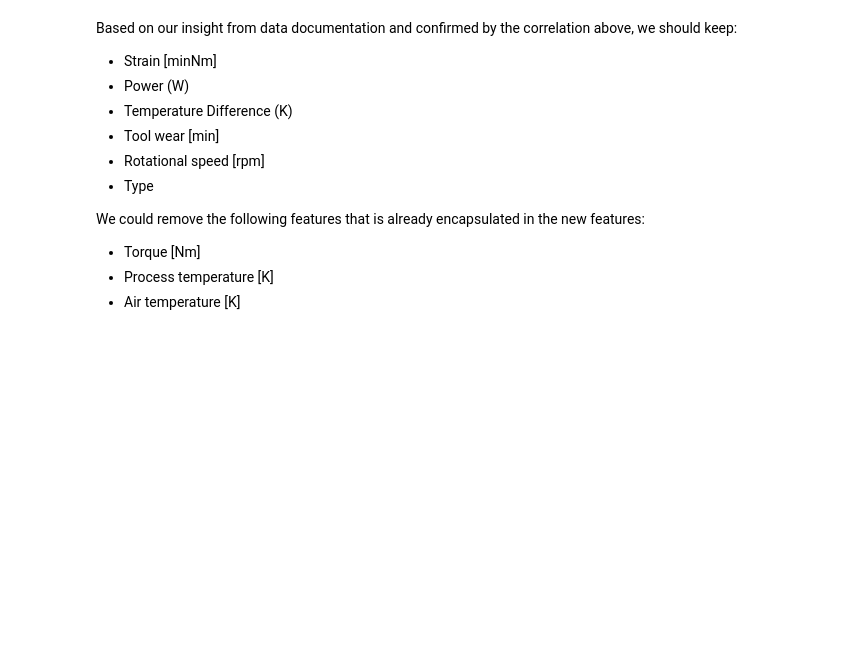
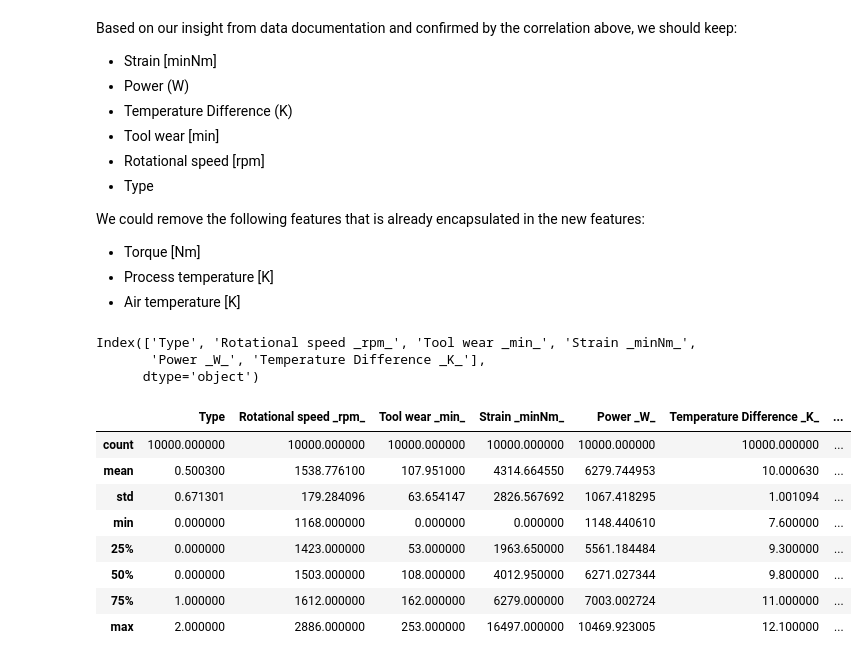
Before and after one commit to raymondsamalo/ITI113-Machine-Learning-Operations-Project, a Jupyter notebook: AI4I-2020/1.1_Preprocessing.ipynb, the cells around one changed output. Saved outputs shown, nothing was run; the diff lists cells and outputs as text; code cells hidden in the pictures; blank space fills up the shorter version.

```diff
--- a/AI4I-2020/1.1_Preprocessing.ipynb
+++ b/AI4I-2020/1.1_Preprocessing.ipynb
@@ -462 +462,20 @@ X_train_simplified.to_csv('X_train_reduced.csv', index=False)
 X_oversample_train_simplified.to_csv('X_oversample_train_reduced.csv', index=False)
+# %%
+X_train_reduced.columns
+# %% [output]
+Index(['Type', 'Rotational speed _rpm_', 'Tool wear _min_', 'Strain _minNm_',
+       'Power _W_', 'Temperature Difference _K_'],
+      dtype='object')
+# %%
+df[['Type', 'Rotational speed _rpm_', 'Tool wear _min_', 'Strain _minNm_',
+       'Power _W_', 'Temperature Difference _K_','Torque _Nm_', 'Process temperature _K_', 'Air temperature _K_']].describe()
+# %% [output]
+|  | Type | Rotational speed _rpm_ | Tool wear _min_ | Strain _minNm_ | Power _W_ | Temperature Difference _K_ | ... |
+| count | 10000.000000 | 10000.000000 | 10000.000000 | 10000.000000 | 10000.000000 | 10000.000000 | ... |
+| mean | 0.500300 | 1538.776100 | 107.951000 | 4314.664550 | 6279.744953 | 10.000630 | ... |
+| std | 0.671301 | 179.284096 | 63.654147 | 2826.567692 | 1067.418295 | 1.001094 | ... |
+| min | 0.000000 | 1168.000000 | 0.000000 | 0.000000 | 1148.440610 | 7.600000 | ... |
+| 25% | 0.000000 | 1423.000000 | 53.000000 | 1963.650000 | 5561.184484 | 9.300000 | ... |
+| 50% | 0.000000 | 1503.000000 | 108.000000 | 4012.950000 | 6271.027344 | 9.800000 | ... |
+| 75% | 1.000000 | 1612.000000 | 162.000000 | 6279.000000 | 7003.002724 | 11.000000 | ... |
+| max | 2.000000 | 2886.000000 | 253.000000 | 16497.000000 | 10469.923005 | 12.100000 | ... |
```
Also changed, not shown: parts of 2 cells of this notebook, 4 other files.
